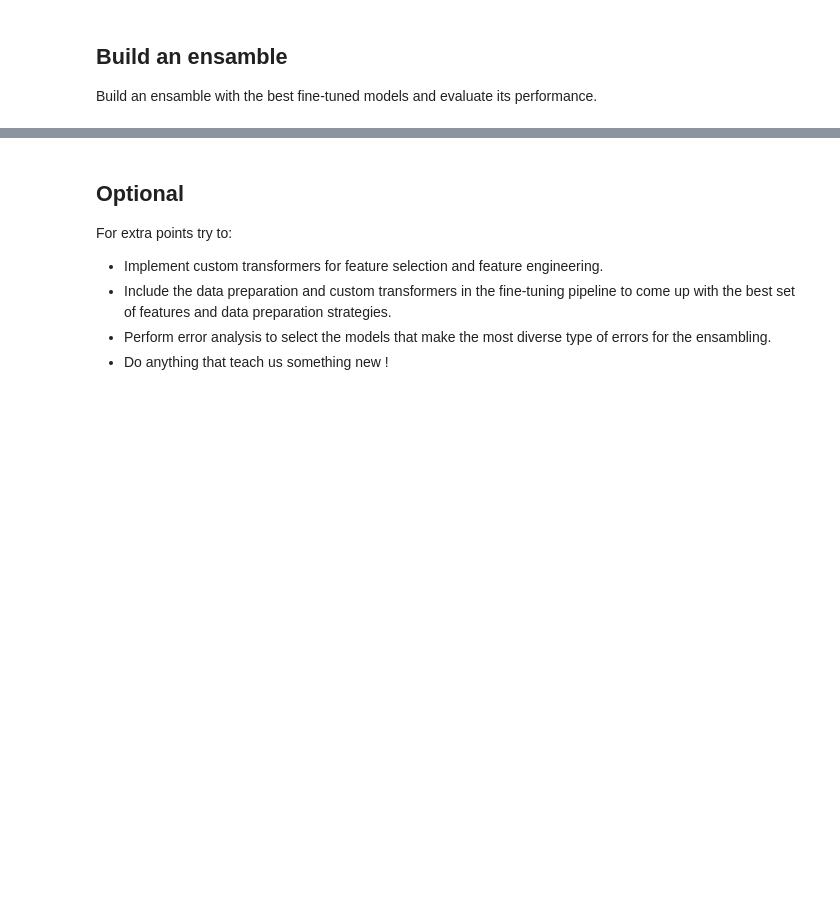
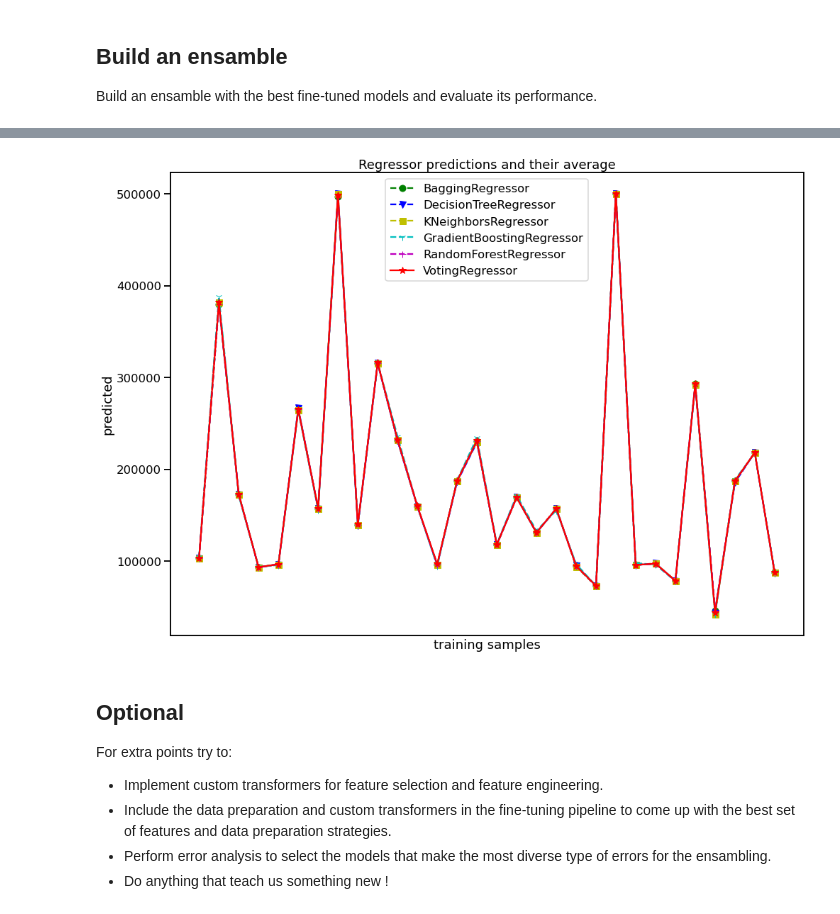
Before and after one commit to mikongame/California-Housing-Prices-Machine-Learning-Test-for-E-sports-Trading-SL, a Jupyter notebook: test_ml.ipynb, the cells around one changed output, grey strips where cells are left out. Saved outputs shown, nothing was run; the diff lists cells and outputs as text; code cells hidden in the pictures; blank space fills up the shorter version.

```diff
--- a/test_ml.ipynb
+++ b/test_ml.ipynb
@@ -849,3 +947,32 @@ Build an ensamble with the best fine-tuned models and evaluate its performance.
+# %%
+xt = X_train[:30]
+
+pred1 = reg1.predict(xt)
+pred2 = reg2.predict(xt)
+pred3 = reg3.predict(xt)
+pred4 = reg4.predict(xt)
+pred5 = reg5.predict(xt)
+ensamble_pred = ensamble.predict(xt)
+# %%
+plt.figure(figsize=(16,12))
+plt.plot(pred1, 'go--', label='BaggingRegressor')
+plt.plot(pred2, 'bv--', label='DecisionTreeRegressor')
+plt.plot(pred3, 'ys--', label='KNeighborsRegressor')
+plt.plot(pred4, 'c1--', label='GradientBoostingRegressor')
+plt.plot(pred5, 'm+--', label='RandomForestRegressor')
+plt.plot(ensamble_pred, 'r*-', ms=10, label='VotingRegressor')
+
+plt.tick_params(axis='x', which='both', bottom=False, top=False,
+                labelbottom=False)
+plt.ylabel('predicted')
+plt.xlabel('training samples')
+plt.legend(loc="best")
+plt.title('Regressor predictions and their average')
+
+plt.savefig('images/output_images/predictions.png')
+plt.show()
+# %% [output]
+[figure, added]
 # %% [markdown]
 ## Optional
 
```
Also changed, not shown: parts of 38 cells of this notebook.
